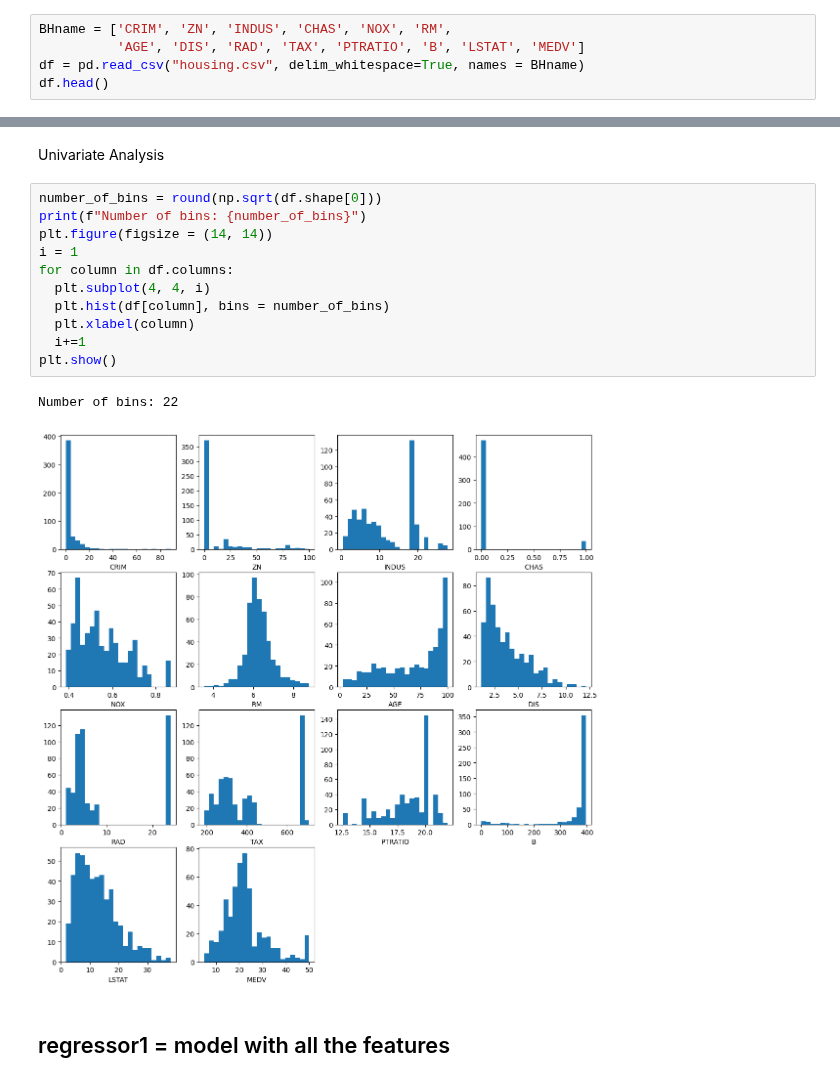
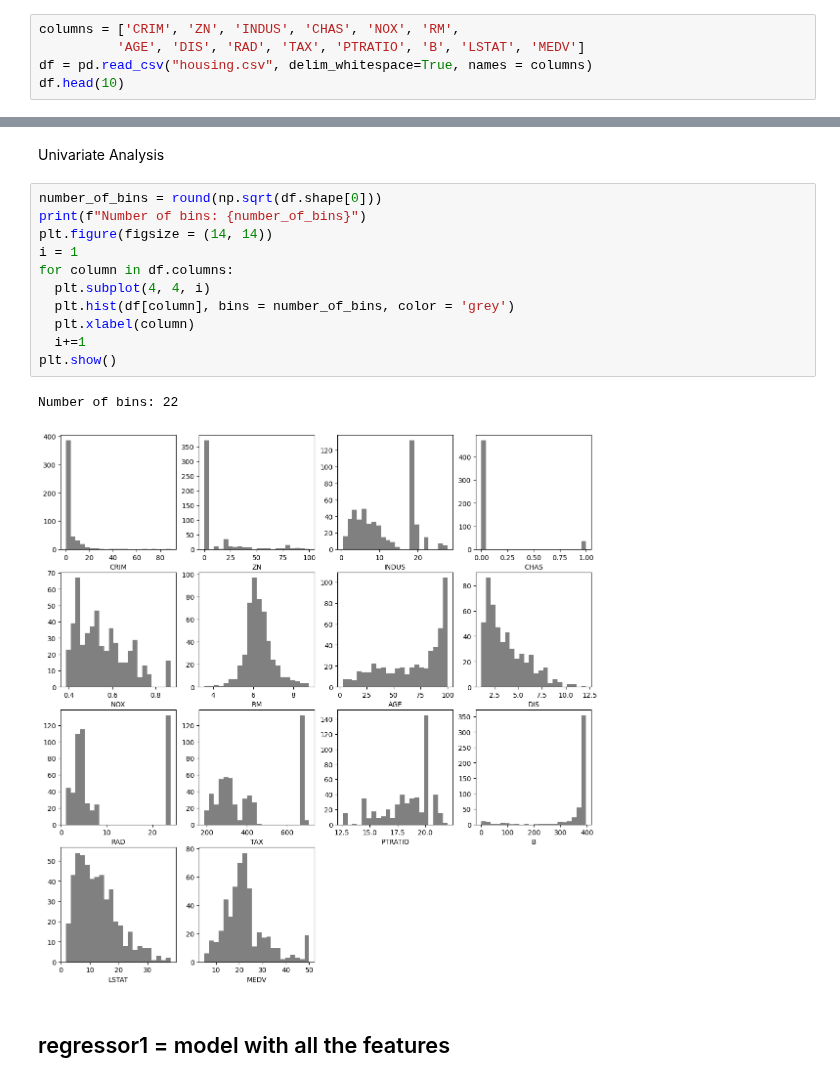
Before and after one commit to ROHIT779/ml-projects, a Jupyter notebook: regression-boston-housing/boston_housing.ipynb, the cells around one changed output, grey strips where cells are left out. Cells and saved outputs as stored; diff of their text form.

```diff
--- a/regression-boston-housing/boston_housing.ipynb
+++ b/regression-boston-housing/boston_housing.ipynb
@@ -221,10 +202,10 @@ def inverse_transform(data):
 # %% [markdown]
 ## Data Cleaning and pre-processing
 # %%
-BHname = ['CRIM', 'ZN', 'INDUS', 'CHAS', 'NOX', 'RM',
+columns = ['CRIM', 'ZN', 'INDUS', 'CHAS', 'NOX', 'RM',
           'AGE', 'DIS', 'RAD', 'TAX', 'PTRATIO', 'B', 'LSTAT', 'MEDV']
-df = pd.read_csv("housing.csv", delim_whitespace=True, names = BHname)
-df.head()
+df = pd.read_csv("housing.csv", delim_whitespace=True, names = columns)
+df.head(10)
 # %% [output]
 |  | CRIM | ZN | INDUS | CHAS | NOX | RM | AGE | DIS | RAD | TAX | PTRATIO | ... |
 | 0 | 0.00632 | 18.0 | 2.31 | 0 | 0.538 | 6.575 | 65.2 | 4.0900 | 1 | 296.0 | 15.3 | ... |
@@ -320,16 +300,16 @@ Univariate Analysis
 # %%
 number_of_bins = round(np.sqrt(df.shape[0]))
 print(f"Number of bins: {number_of_bins}")
 plt.figure(figsize = (14, 14))
 i = 1
 for column in df.columns:
   plt.subplot(4, 4, i)
-  plt.hist(df[column], bins = number_of_bins)
+  plt.hist(df[column], bins = number_of_bins, color = 'grey')
   plt.xlabel(column)
   i+=1
 plt.show()
 # %% [output]
 Number of bins: 22
-[figure, old version]
+[figure, new version]
 # %% [markdown]
 ## regressor1 = model with all the features
```
Also changed, not shown: parts of 42 cells of this notebook.
